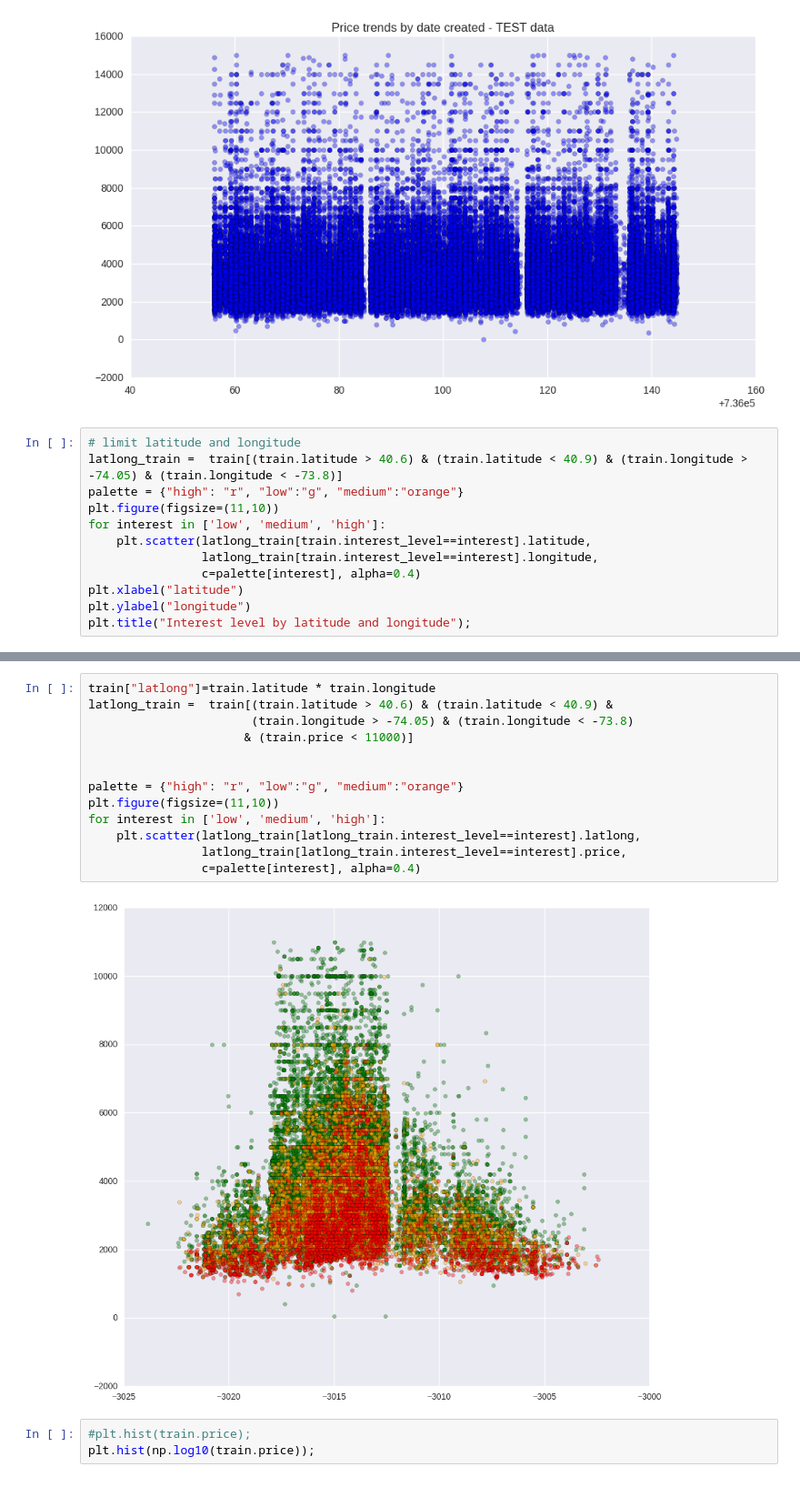
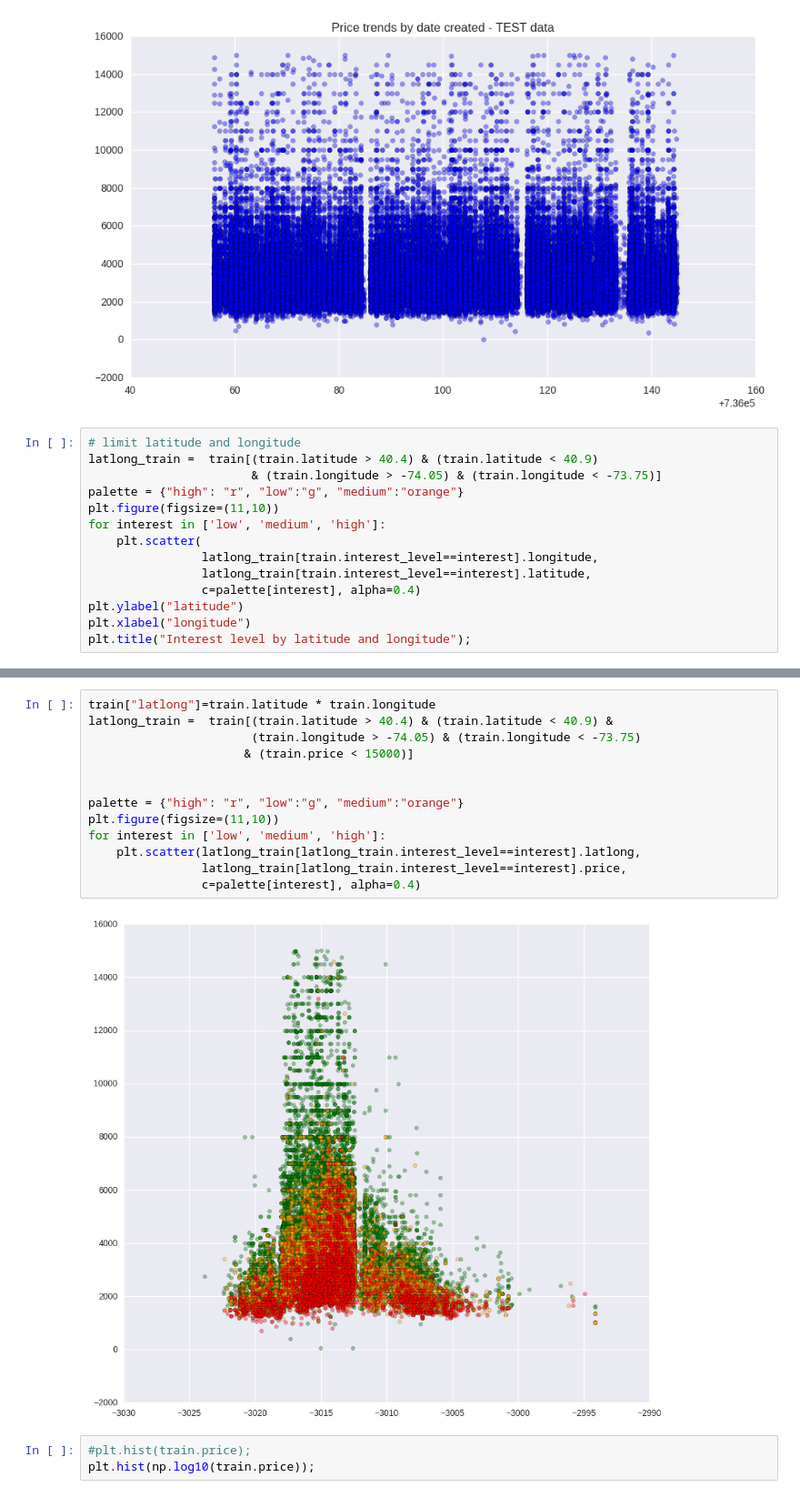
Before and after one commit to mitchki/kaggle, a Jupyter notebook: 2sigma/EDA.ipynb, the cells around one changed output, grey strips where cells are left out. Shown at 91% size. Drawn from its saved outputs; the diff is of its cells as text.

```diff
--- a/2sigma/EDA.ipynb
+++ b/2sigma/EDA.ipynb
@@ -152,14 +156,16 @@ See the caveats in the documentation: http://pandas.pydata.org/pandas-docs/stabl
 [figure]
 # %%
 # limit latitude and longitude
-latlong_train =  train[(train.latitude > 40.6) & (train.latitude < 40.9) & (train.longitude > -74.05) & (train.longitude < -73.8)]
+latlong_train =  train[(train.latitude > 40.4) & (train.latitude < 40.9)
+                       & (train.longitude > -74.05) & (train.longitude < -73.75)]
 palette = {"high": "r", "low":"g", "medium":"orange"}
 plt.figure(figsize=(11,10))
 for interest in ['low', 'medium', 'high']:
-    plt.scatter(latlong_train[train.interest_level==interest].latitude,
+    plt.scatter(
                 latlong_train[train.interest_level==interest].longitude,
+                latlong_train[train.interest_level==interest].latitude,
                 c=palette[interest], alpha=0.4)
-plt.xlabel("latitude")
-plt.ylabel("longitude")
+plt.ylabel("latitude")
+plt.xlabel("longitude")
 plt.title("Interest level by latitude and longitude");
 # %% [output]
@@ -167,18 +173,18 @@ plt.title("Interest level by latitude and longitude");
 # %%
 train["latlong"]=train.latitude * train.longitude
-latlong_train =  train[(train.latitude > 40.6) & (train.latitude < 40.9) &
-                       (train.longitude > -74.05) & (train.longitude < -73.8)
-                      & (train.price < 11000)]
+latlong_train =  train[(train.latitude > 40.4) & (train.latitude < 40.9) &
+                       (train.longitude > -74.05) & (train.longitude < -73.75)
+                      & (train.price < 15000)]
 
 
 palette = {"high": "r", "low":"g", "medium":"orange"}
 plt.figure(figsize=(11,10))
 for interest in ['low', 'medium', 'high']:
     plt.scatter(latlong_train[latlong_train.interest_level==interest].latlong,
                 latlong_train[latlong_train.interest_level==interest].price,
                 c=palette[interest], alpha=0.4)
 # %% [output]
-[figure, old version]
+[figure, new version]
 # %%
 #plt.hist(train.price);
 plt.hist(np.log10(train.price));
```
Also changed, not shown: parts of 3 cells of this notebook, 1 other file.
